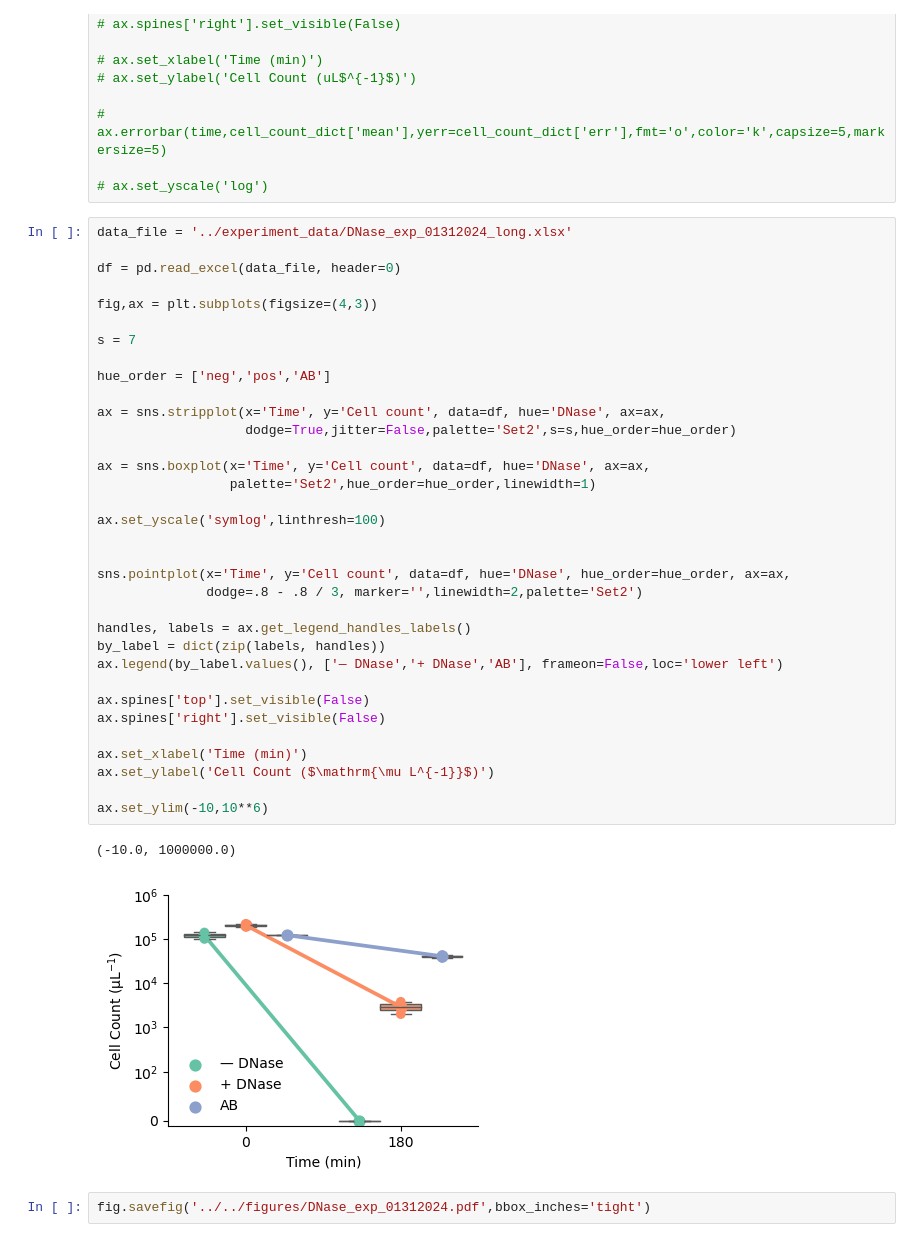
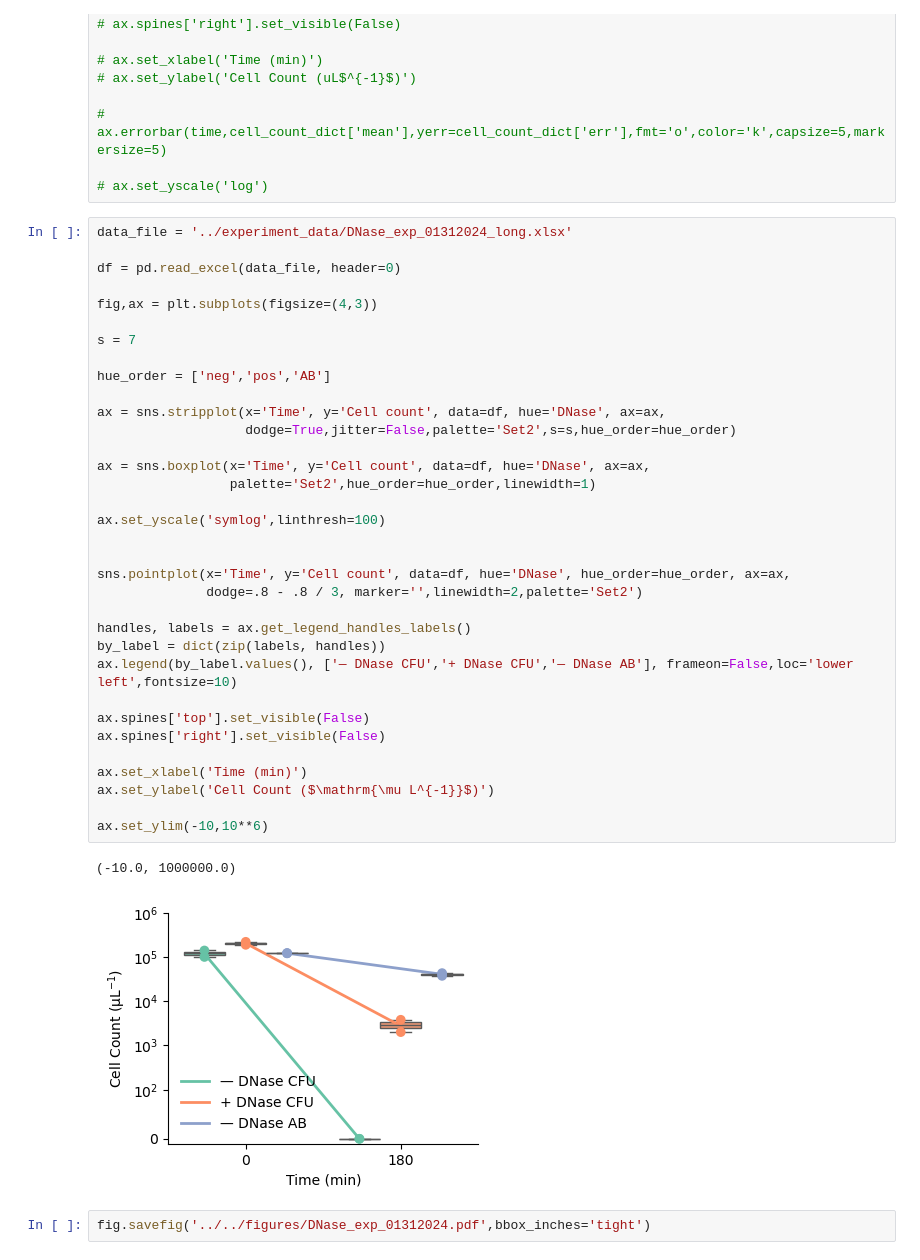
Before and after one commit to eshanking/time-kill-protocol, a Jupyter notebook: data/experiment_code/DNase_exp_01312024.ipynb, the cells around one changed output. Saved outputs shown, nothing was run; the diff lists cells and outputs as text.

```diff
--- a/data/experiment_code/DNase_exp_01312024.ipynb
+++ b/data/experiment_code/DNase_exp_01312024.ipynb
@@ -124,34 +119,34 @@ df = pd.read_excel(data_file, header=0)
 fig,ax = plt.subplots(figsize=(4,3))
 
 s = 7
 
 hue_order = ['neg','pos','AB']
 
 ax = sns.stripplot(x='Time', y='Cell count', data=df, hue='DNase', ax=ax,
                    dodge=True,jitter=False,palette='Set2',s=s,hue_order=hue_order)
 
 ax = sns.boxplot(x='Time', y='Cell count', data=df, hue='DNase', ax=ax,
                  palette='Set2',hue_order=hue_order,linewidth=1)
 
 ax.set_yscale('symlog',linthresh=100)
 
 
 sns.pointplot(x='Time', y='Cell count', data=df, hue='DNase', hue_order=hue_order, ax=ax,
               dodge=.8 - .8 / 3, marker='',linewidth=2,palette='Set2')
 
 handles, labels = ax.get_legend_handles_labels()
 by_label = dict(zip(labels, handles))
-ax.legend(by_label.values(), ['— DNase','+ DNase','AB'], frameon=False,loc='lower left')
+ax.legend(by_label.values(), ['— DNase CFU','+ DNase CFU','— DNase AB'], frameon=False,loc='lower left',fontsize=10)
 
 ax.spines['top'].set_visible(False)
 ax.spines['right'].set_visible(False)
 
 ax.set_xlabel('Time (min)')
 ax.set_ylabel('Cell Count ($\mathrm{\mu L^{-1}}$)')
 
 ax.set_ylim(-10,10**6)
 # %% [output]
 (-10.0, 1000000.0)
-[figure, old version]
+[figure, new version]
 # %%
 fig.savefig('../../figures/DNase_exp_01312024.pdf',bbox_inches='tight')
```
Also changed, not shown: parts of 1 cell of this notebook, 19 other files.
